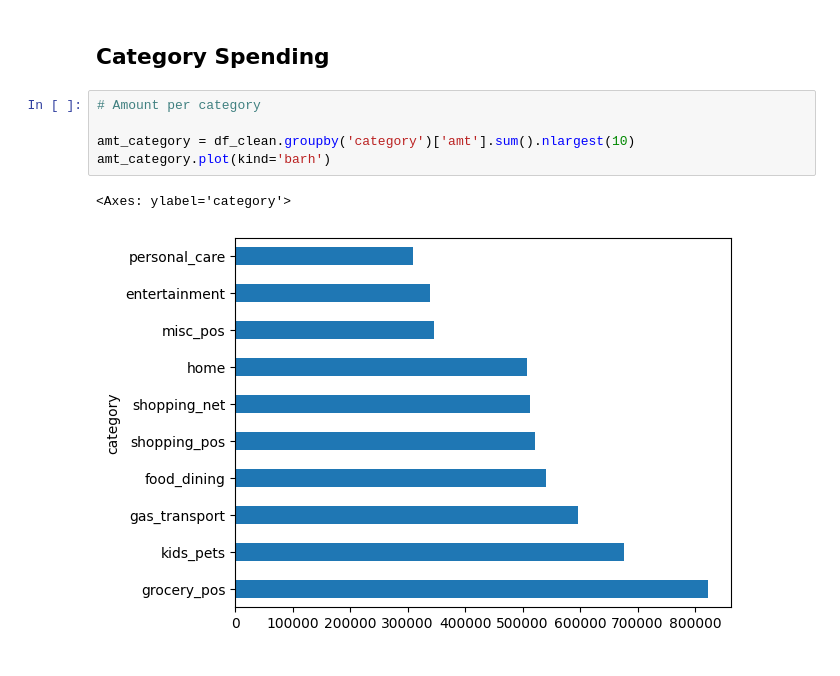
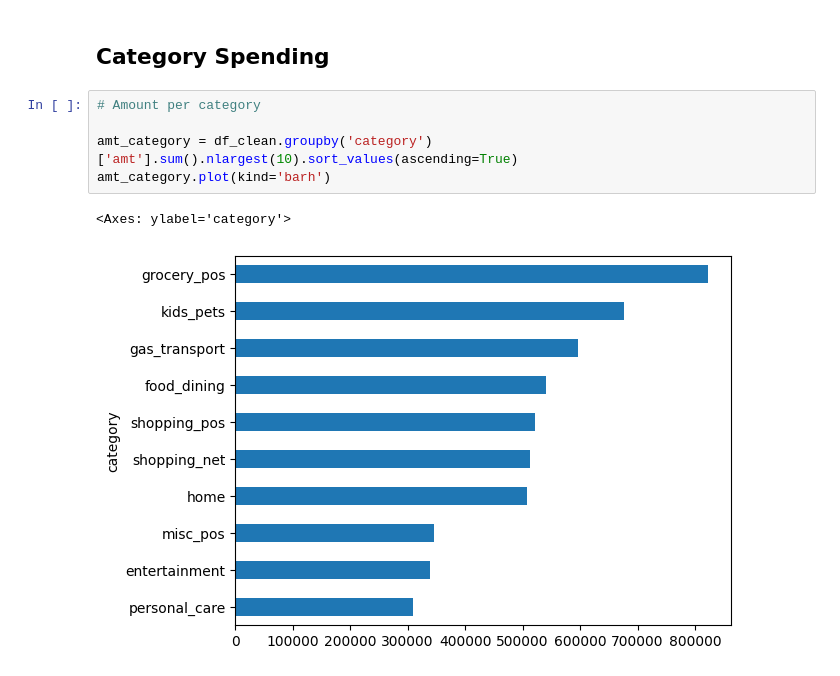
Before and after one commit to ajbsarmi/AAC_CreditCard_Clustering_Regression, a Jupyter notebook: Notebooks/1_Data_Import_Initial_Exploration_and_Data_Cleaning.ipynb, the cells around one changed output. Saved outputs shown, nothing was run; the diff lists cells and outputs as text.

Commit message:
Added Credits and sort category spending

```diff
--- a/Notebooks/1_Data_Import_Initial_Exploration_and_Data_Cleaning.ipynb
+++ b/Notebooks/1_Data_Import_Initial_Exploration_and_Data_Cleaning.ipynb
@@ -641,8 +648,8 @@ plt.show()
 # %%
 # Amount per category
 
-amt_category = df_clean.groupby('category')['amt'].sum().nlargest(10)
+amt_category = df_clean.groupby('category')['amt'].sum().nlargest(10).sort_values(ascending=True)
 amt_category.plot(kind='barh')
 # %% [output]
 <Axes: ylabel='category'>
-[figure, old version]
+[figure, new version]
```
Also changed, not shown: parts of 1 cell of this notebook.
